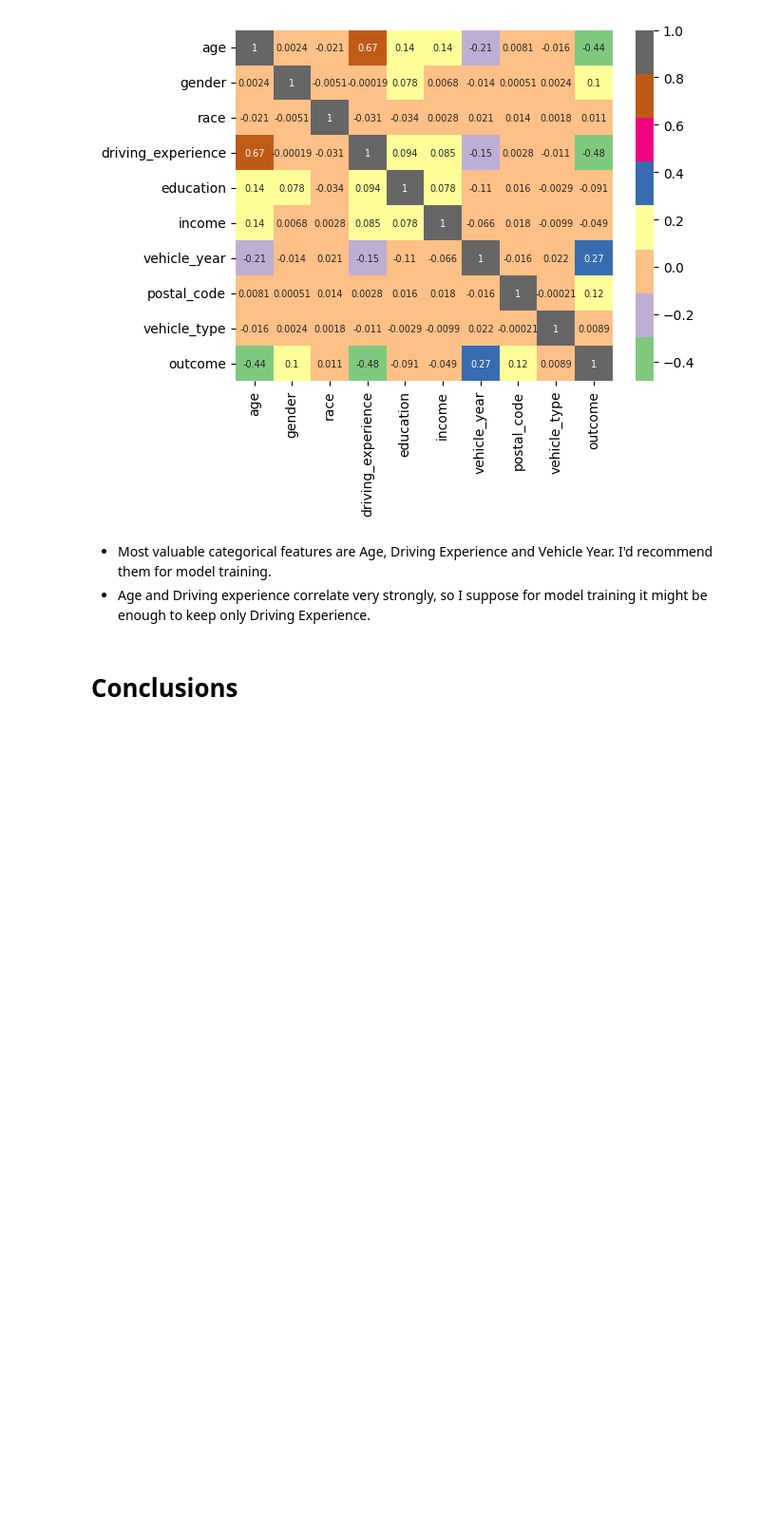
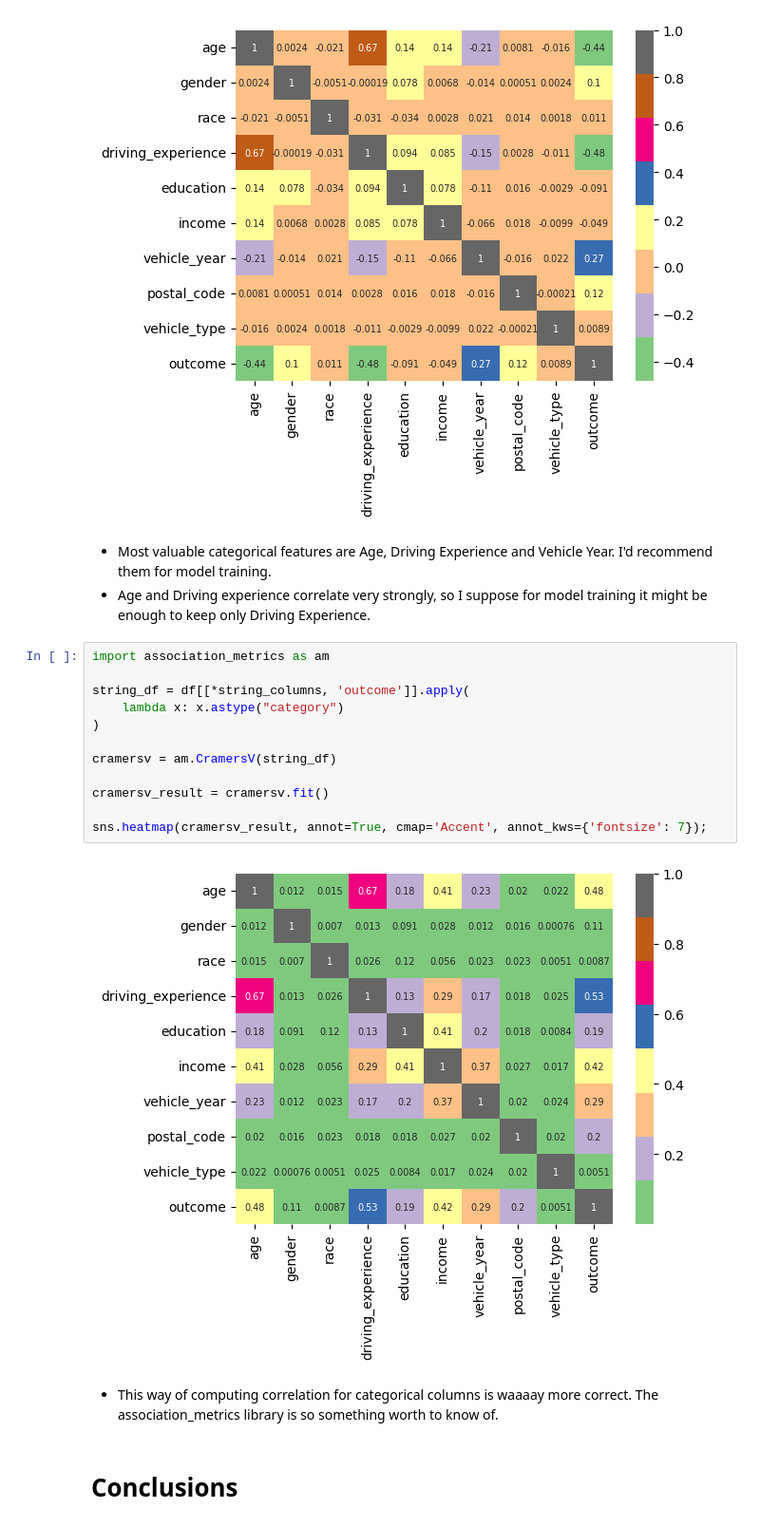
Before and after one commit to troobadure/amazinum-ds-camp, a Jupyter notebook: homeworks/lesson_4_eda_homework.ipynb, the cells around one changed output. Shown at 95% size. Saved outputs shown, nothing was run; the diff lists cells and outputs as text; blank space fills up the shorter version.

Commit message:
eda hw chi 2 correlation

```diff
--- a/homeworks/lesson_4_eda_homework.ipynb
+++ b/homeworks/lesson_4_eda_homework.ipynb
@@ -419,6 +419,22 @@ sns.heatmap(cat_corr_df, annot=True, cmap='Accent', annot_kws={'fontsize': 7});
 # %% [markdown]
 - Most valuable categorical features are Age, Driving Experience and Vehicle Year. I'd recommend them for model training.
 - Age and Driving experience correlate very strongly, so I suppose for model training it might be enough to keep only Driving Experience.
+# %%
+import association_metrics as am
+
+string_df = df[[*string_columns, 'outcome']].apply(
+    lambda x: x.astype("category")
+)
+
+cramersv = am.CramersV(string_df)
+
+cramersv_result = cramersv.fit()
+
+sns.heatmap(cramersv_result, annot=True, cmap='Accent', annot_kws={'fontsize': 7});
+# %% [output]
+[figure, added]
+# %% [markdown]
+- This way of computing correlation for categorical columns is waaaay more correct. The association_metrics library is so something worth to know of.
 # %% [markdown]
 # **Conclusions**
 # %% [markdown]
```
Also changed, not shown: parts of 3 cells of this notebook, 1 other file.
